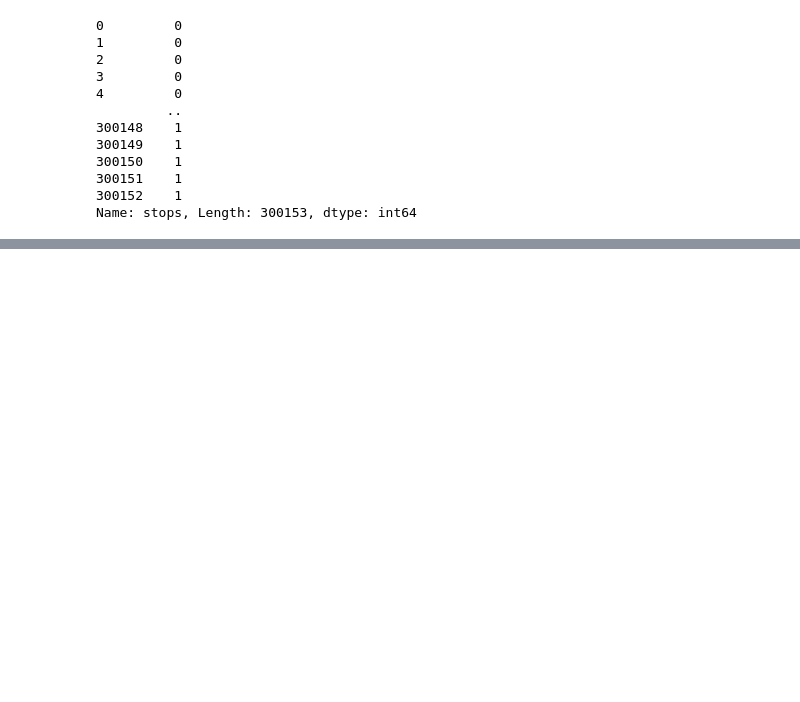
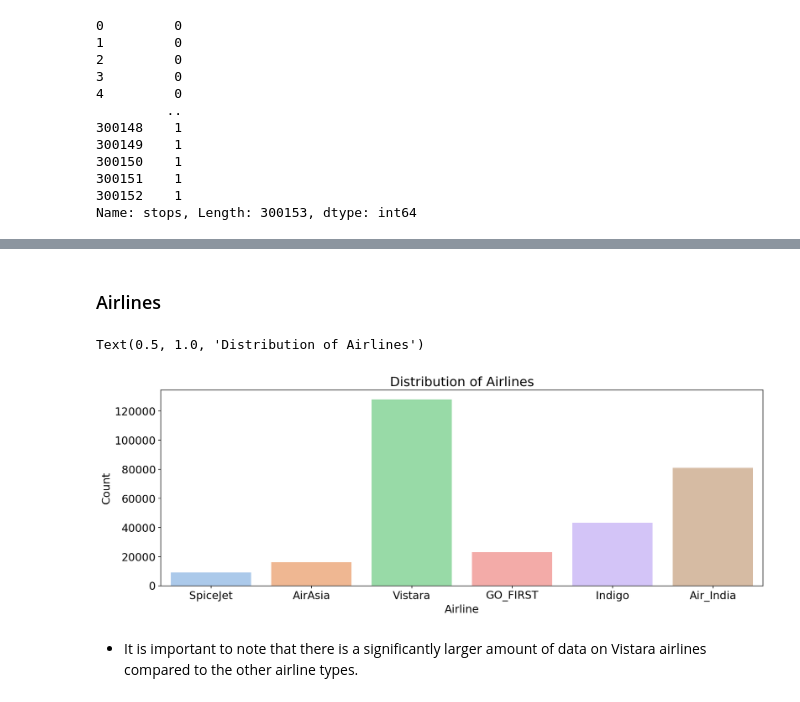
Before and after one commit to COGS118A/Group024-Sp22, a Jupyter notebook: 118A_1_DataCleaning_PrelimEDA.ipynb, the cells around one changed output, grey strips where cells are left out. Drawn from its saved outputs; the diff is of its cells as text; code cells hidden in the pictures; blank space fills up the shorter version.

```diff
--- a/118A_1_DataCleaning_PrelimEDA.ipynb
+++ b/118A_1_DataCleaning_PrelimEDA.ipynb
@@ -219,0 +226,12 @@ sns.scatterplot(data=main_dataset, x='price', y='duration', hue='airline') #oh d
+# %% [markdown]
+### Airlines
+# %%
+sns.countplot(x='airline', data = main_dataset)
+plt.xlabel('Airline')
+plt.ylabel('Count')
+plt.title('Distribution of Airlines')
+# %% [output]
+Text(0.5, 1.0, 'Distribution of Airlines')
+[figure, added]
+# %% [markdown]
+- It is important to note that there is a significantly larger amount of data on Vistara airlines compared to the other airline types.
```
Also changed, not shown: parts of 19 cells of this notebook, 1 other file.
